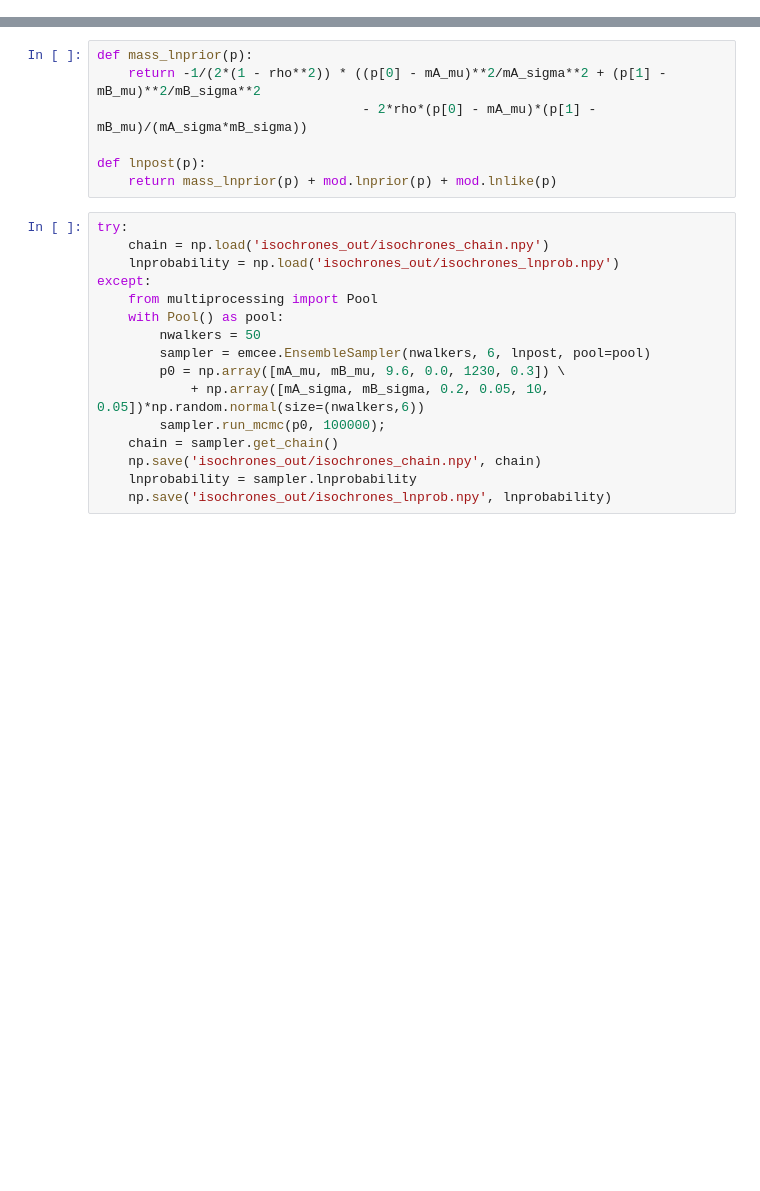
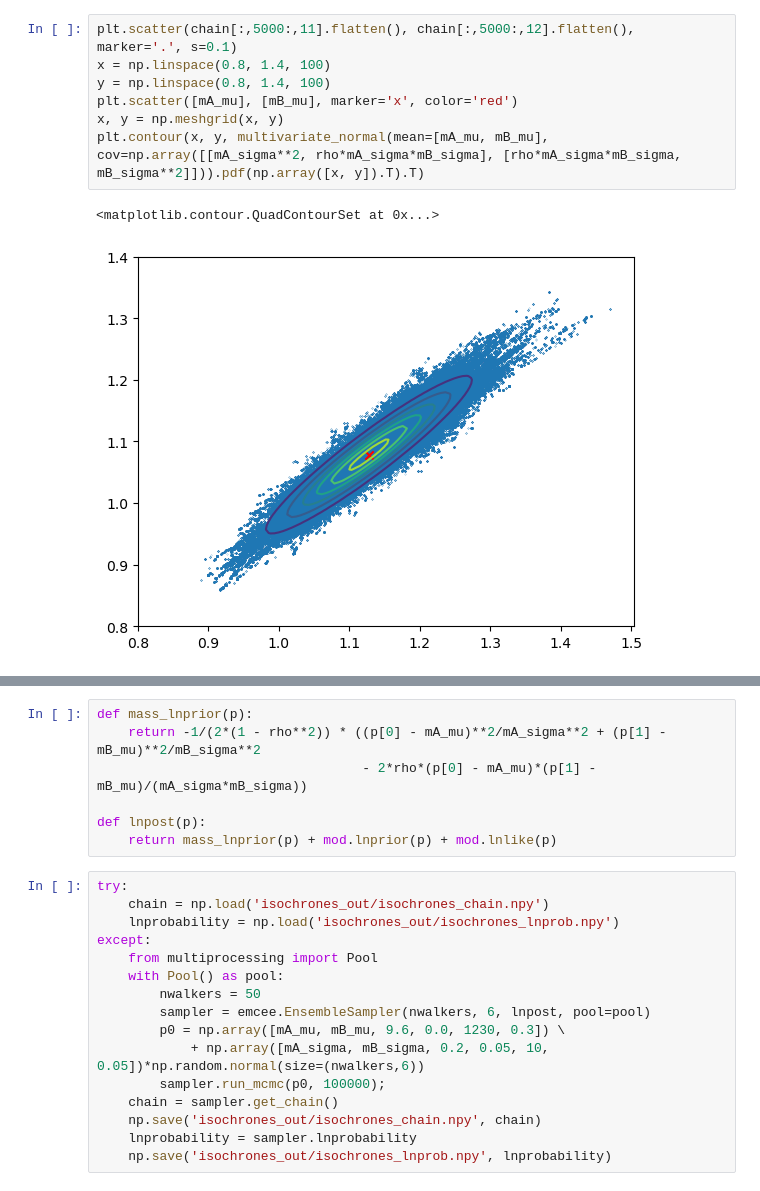
Before and after one commit to goldbergmax/etv-fit, a Jupyter notebook: isochrones.ipynb, the cells around one changed output, grey strips where cells are left out. Saved outputs shown, nothing was run; the diff lists cells and outputs as text; blank space fills up the shorter version.

```diff
--- a/isochrones.ipynb
+++ b/isochrones.ipynb
@@ -33,0 +38,10 @@ mist = MIST_Isochrone()
+# %%
+plt.scatter(chain[:,5000:,11].flatten(), chain[:,5000:,12].flatten(), marker='.', s=0.1)
+x = np.linspace(0.8, 1.4, 100)
+y = np.linspace(0.8, 1.4, 100)
+plt.scatter([mA_mu], [mB_mu], marker='x', color='red')
+x, y = np.meshgrid(x, y)
+plt.contour(x, y, multivariate_normal(mean=[mA_mu, mB_mu], cov=np.array([[mA_sigma**2, rho*mA_sigma*mB_sigma], [rho*mA_sigma*mB_sigma, mB_sigma**2]])).pdf(np.array([x, y]).T).T)
+# %% [output]
+<matplotlib.contour.QuadContourSet at 0x...>
+[figure, added]
```
Also changed, not shown: parts of 16 cells of this notebook.
